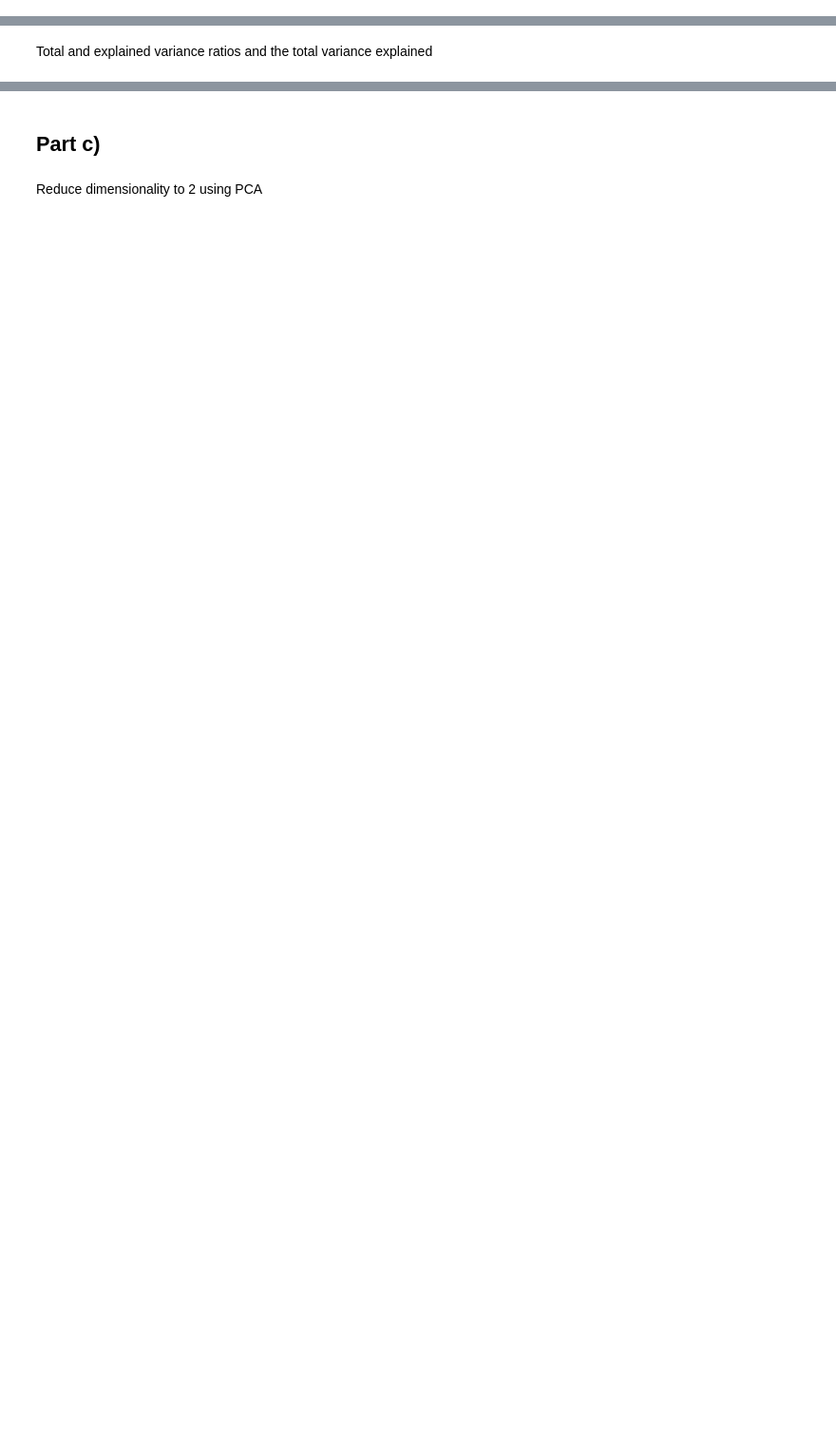
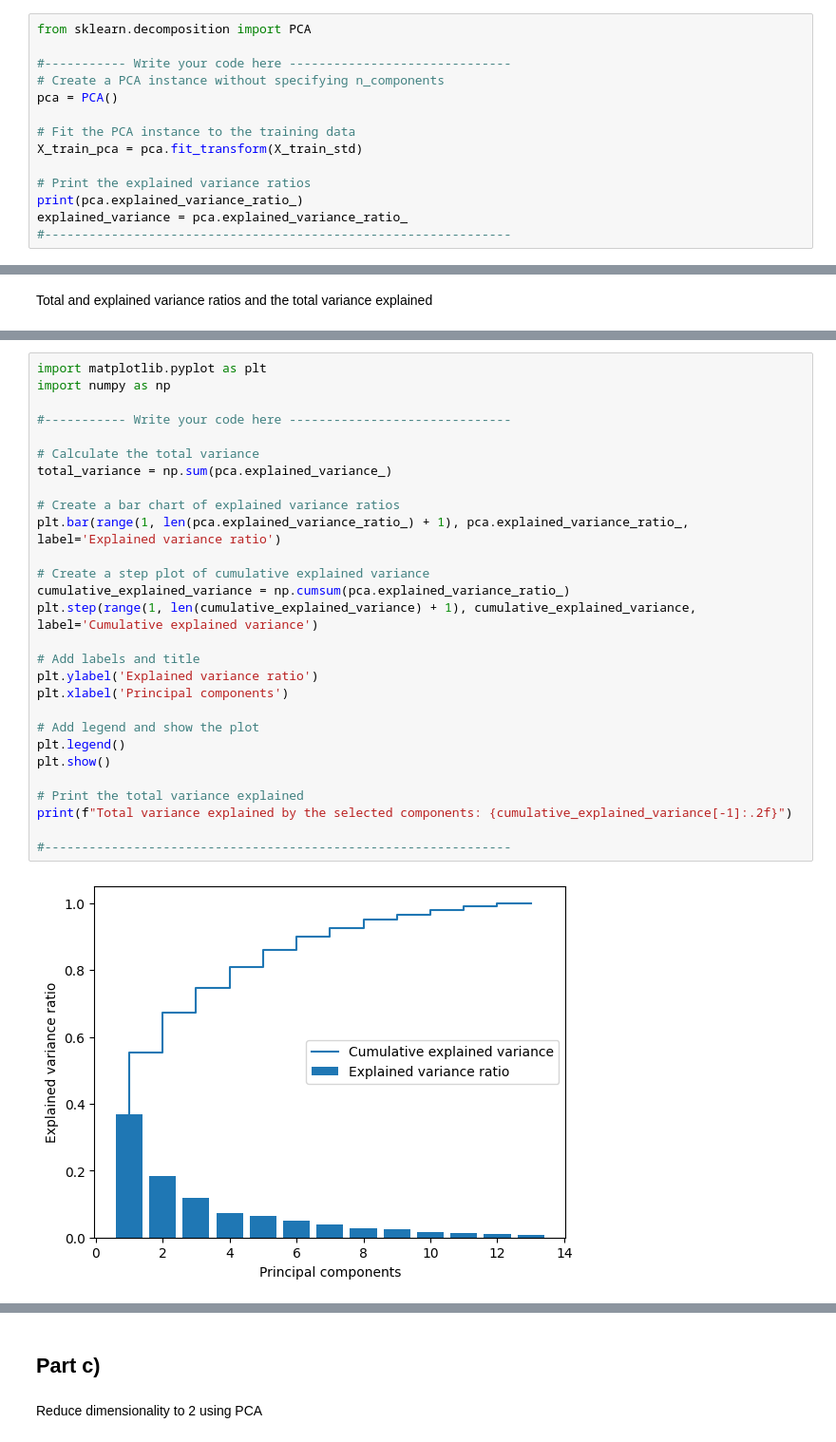
Before and after one commit to ChagataiDuru/CS304-IntroAI-CollabNotebooks, a Jupyter notebook: CS304_HW3.ipynb, the cells around one changed output, grey strips where cells are left out. Shown: that part at 95% size. Saved outputs shown, nothing was run; the diff lists cells and outputs as text; blank space fills up the shorter version.

```diff
--- a/CS304_HW3.ipynb
+++ b/CS304_HW3.ipynb
@@ -73,0 +63,14 @@ array([0.36951469, 0.18434927, 0.11815159, 0.07334252, 0.06422108,
+# %%
+from sklearn.decomposition import PCA
+
+#----------- Write your code here ------------------------------
+# Create a PCA instance without specifying n_components
+pca = PCA()
+
+# Fit the PCA instance to the training data
+X_train_pca = pca.fit_transform(X_train_std)
+
+# Print the explained variance ratios
+print(pca.explained_variance_ratio_)
+explained_variance = pca.explained_variance_ratio_
+#---------------------------------------------------------------
@@ -89,0 +83,30 @@ plt.show()
+# %%
+import matplotlib.pyplot as plt
+import numpy as np
+
+#----------- Write your code here ------------------------------
+
+# Calculate the total variance
+total_variance = np.sum(pca.explained_variance_)
+
+# Create a bar chart of explained variance ratios
+plt.bar(range(1, len(pca.explained_variance_ratio_) + 1), pca.explained_variance_ratio_, label='Explained variance ratio')
+
+# Create a step plot of cumulative explained variance
+cumulative_explained_variance = np.cumsum(pca.explained_variance_ratio_)
+plt.step(range(1, len(cumulative_explained_variance) + 1), cumulative_explained_variance, label='Cumulative explained variance')
+
+# Add labels and title
+plt.ylabel('Explained variance ratio')
+plt.xlabel('Principal components')
+
+# Add legend and show the plot
+plt.legend()
+plt.show()
+
+# Print the total variance explained
+print(f"Total variance explained by the selected components: {cumulative_explained_variance[-1]:.2f}")
+
+#---------------------------------------------------------------
+# %% [output]
+[figure, added]
```
Also changed, not shown: parts of 23 cells of this notebook.
